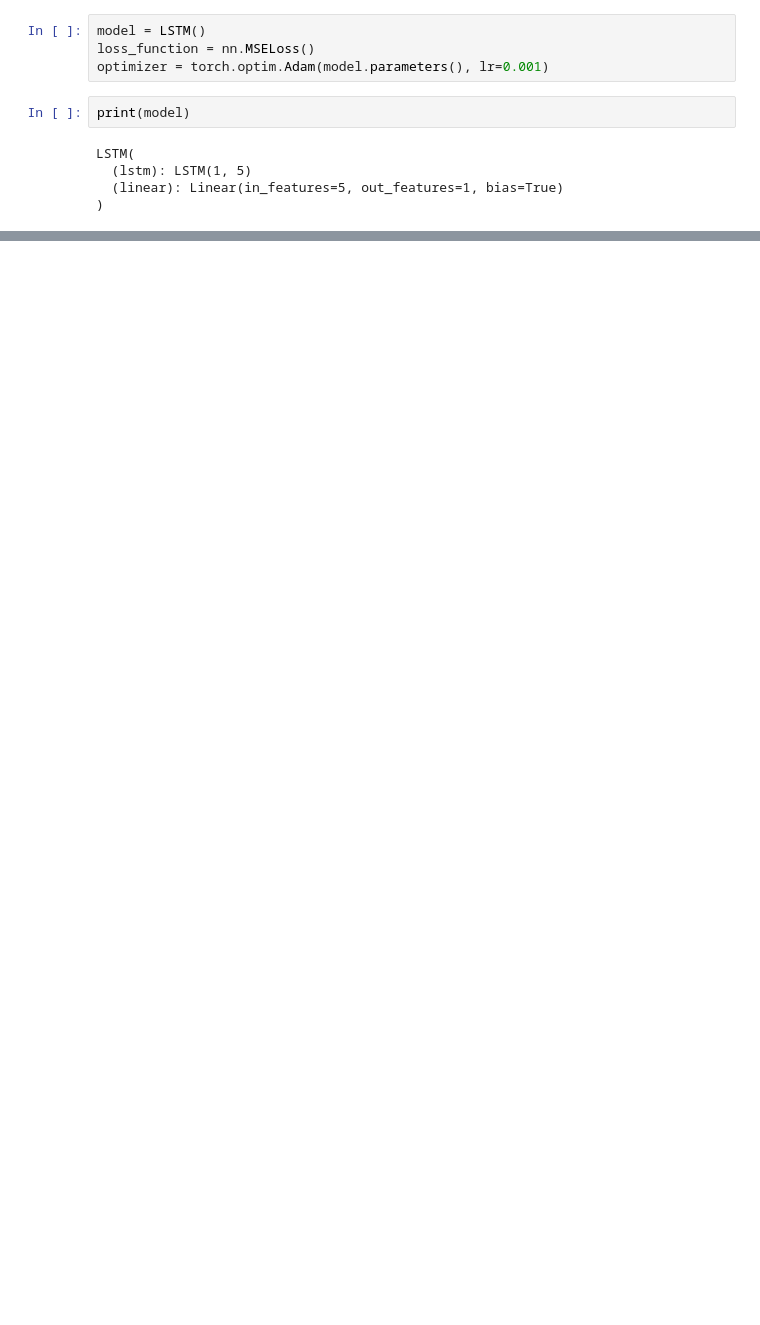
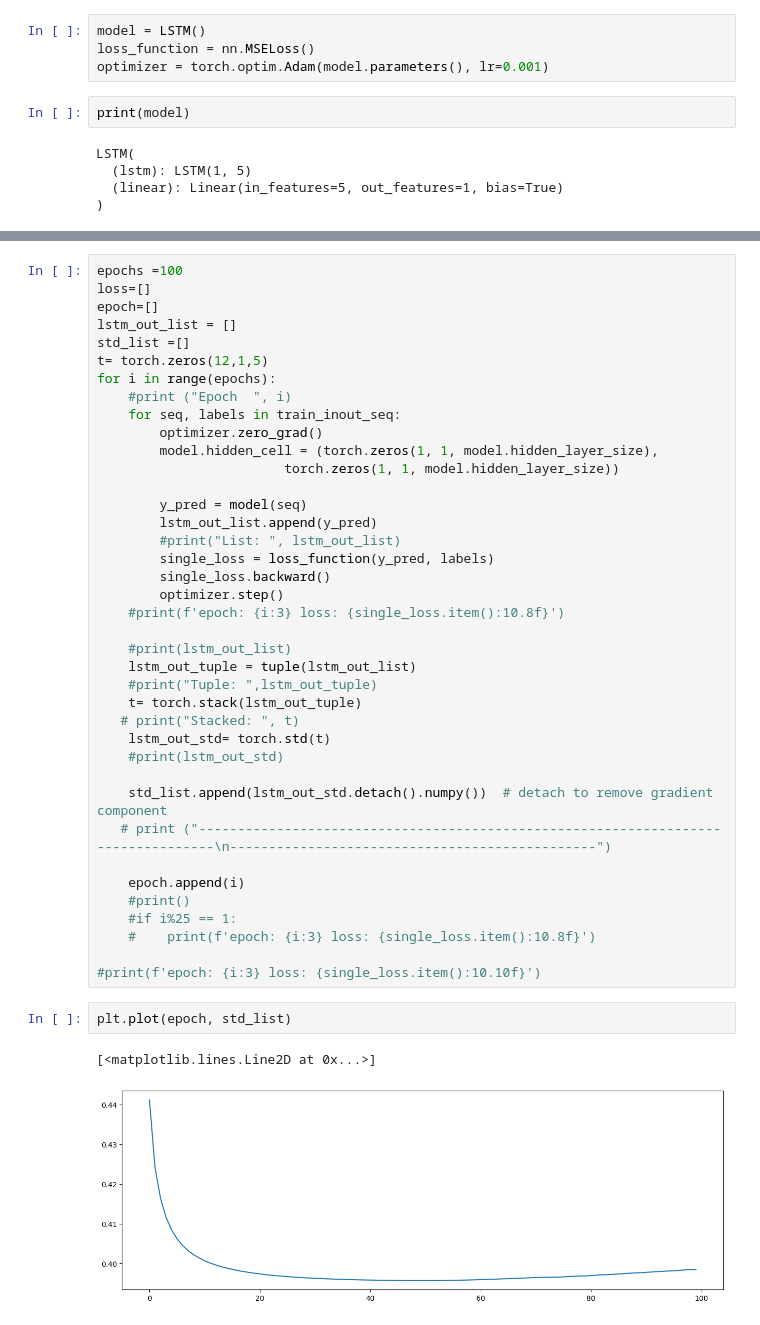
Before and after one commit to rubyshrestha1/490-TimeSeries, a Jupyter notebook: PyTorch/PyTorch LSTM.ipynb, the cells around one changed output, grey strips where cells are left out. Cells and saved outputs as stored; diff of their text form; blank space fills up the shorter version.

Commit message:
Experiment with std vs epoch graph

```diff
--- a/PyTorch/PyTorch LSTM.ipynb
+++ b/PyTorch/PyTorch LSTM.ipynb
@@ -218,3 +201,47 @@ plt.plot(epoch, loss)
+# %%
+epochs =100
+loss=[]
+epoch=[]
+lstm_out_list = []
+std_list =[]
+t= torch.zeros(12,1,5)
+for i in range(epochs):
+    #print ("Epoch  ", i)
+    for seq, labels in train_inout_seq:
+        optimizer.zero_grad()
+        model.hidden_cell = (torch.zeros(1, 1, model.hidden_layer_size),
+                        torch.zeros(1, 1, model.hidden_layer_size))
+
+        y_pred = model(seq)
+        lstm_out_list.append(y_pred)
+        #print("List: ", lstm_out_list)
+        single_loss = loss_function(y_pred, labels)
+        single_loss.backward()
+        optimizer.step()
+    #print(f'epoch: {i:3} loss: {single_loss.item():10.8f}')
+
+    #print(lstm_out_list)
+    lstm_out_tuple = tuple(lstm_out_list)
+    #print("Tuple: ",lstm_out_tuple)
+    t= torch.stack(lstm_out_tuple)
+   # print("Stacked: ", t)
+    lstm_out_std= torch.std(t)
+    #print(lstm_out_std)
+
+    std_list.append(lstm_out_std.detach().numpy())  # detach to remove gradient component
+   # print ("----------------------------------------------------------------------------------\n-----------------------------------------------")
+
+    epoch.append(i)
+    #print()
+    #if i%25 == 1:
+    #    print(f'epoch: {i:3} loss: {single_loss.item():10.8f}')
+
+#print(f'epoch: {i:3} loss: {single_loss.item():10.10f}')
+# %%
+plt.plot(epoch, std_list)
+# %% [output]
+[<matplotlib.lines.Line2D at 0x...>]
+[figure, added]
 # %%
 fut_pred = 12
 
```
Also changed, not shown: parts of 19 cells of this notebook.
